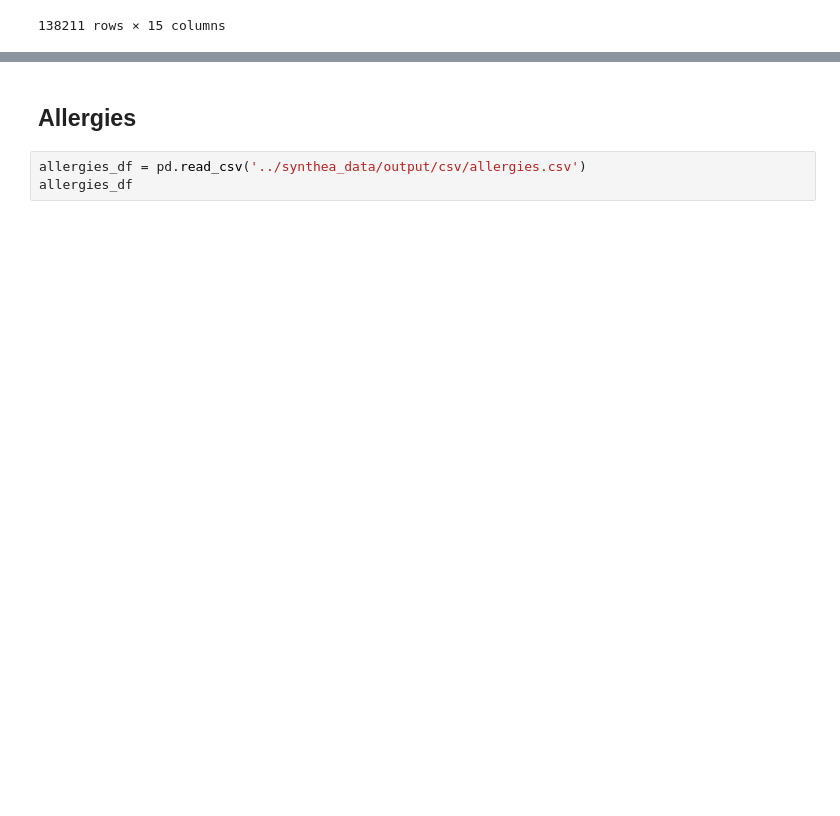
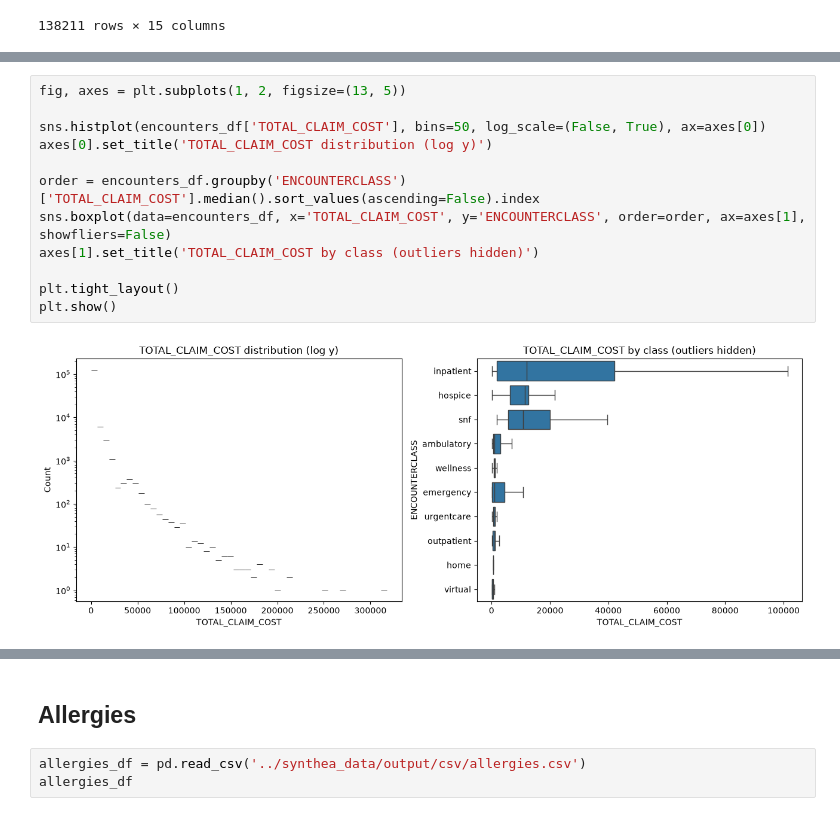
Before and after one commit to tssrao/clinical-investigation-agent, a Jupyter notebook: notebooks/eda.ipynb, the cells around one changed output, grey strips where cells are left out. Drawn from its saved outputs; the diff is of its cells as text; blank space fills up the shorter version.

```diff
--- a/notebooks/eda.ipynb
+++ b/notebooks/eda.ipynb
@@ -208,0 +356,14 @@ enc_grouped[enc_grouped['ENCOUNTERCLASS'] == 'outpatient']
+# %%
+fig, axes = plt.subplots(1, 2, figsize=(13, 5))
+
+sns.histplot(encounters_df['TOTAL_CLAIM_COST'], bins=50, log_scale=(False, True), ax=axes[0])
+axes[0].set_title('TOTAL_CLAIM_COST distribution (log y)')
+
+order = encounters_df.groupby('ENCOUNTERCLASS')['TOTAL_CLAIM_COST'].median().sort_values(ascending=False).index
+sns.boxplot(data=encounters_df, x='TOTAL_CLAIM_COST', y='ENCOUNTERCLASS', order=order, ax=axes[1], showfliers=False)
+axes[1].set_title('TOTAL_CLAIM_COST by class (outliers hidden)')
+
+plt.tight_layout()
+plt.show()
+# %% [output]
+[figure, added]
```
Also changed, not shown: parts of 58 cells of this notebook.
